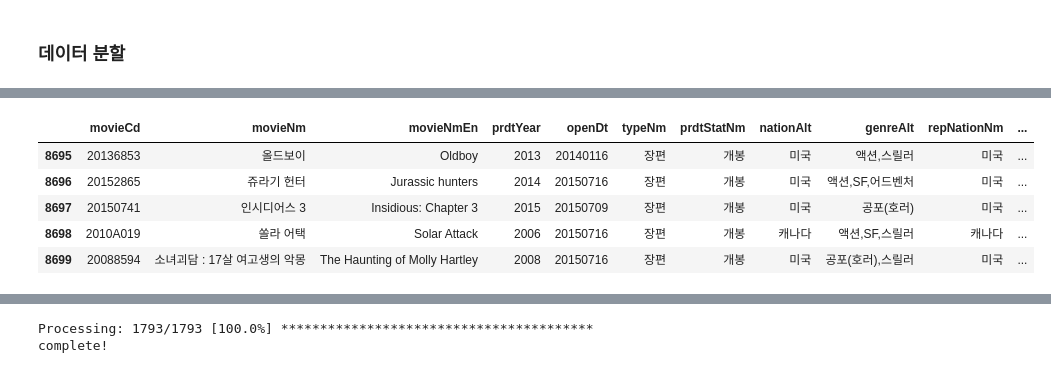
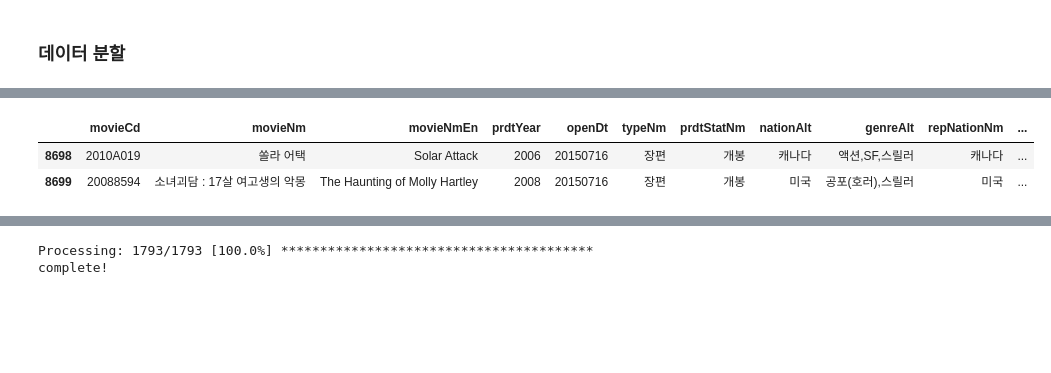
Before and after one commit to chongs02/final_project, a Jupyter notebook: DataScience/Code/preprocess/movie/movieInfo/load_movieDetail.ipynb, the cells around one changed output, grey strips where cells are left out. Saved outputs shown, nothing was run; the diff lists cells and outputs as text; code cells hidden in the pictures; blank space fills up the shorter version.

```diff
--- a/DataScience/Code/preprocess/movie/movieInfo/load_movieDetail.ipynb
+++ b/DataScience/Code/preprocess/movie/movieInfo/load_movieDetail.ipynb
@@ -59,12 +50,9 @@ mlist2.tail()
 | 5799 | 20179222 | 기둥서방의 여인 | Melancholy flowers | 2015 | 20170110 | 장편 | 개봉 | 일본 | 드라마 | 일본 | ... |
 # %%
 mlist3 = mlist.iloc[5800:8700]
-mlist3.tail()
+mlist3.tail(2)
 # %% [output]
 |  | movieCd | movieNm | movieNmEn | prdtYear | openDt | typeNm | prdtStatNm | nationAlt | genreAlt | repNationNm | ... |
-| 8695 | 20136853 | 올드보이 | Oldboy | 2013 | 20140116 | 장편 | 개봉 | 미국 | 액션,스릴러 | 미국 | ... |
-| 8696 | 20152865 | 쥬라기 헌터 | Jurassic hunters | 2014 | 20150716 | 장편 | 개봉 | 미국 | 액션,SF,어드벤처 | 미국 | ... |
-| 8697 | 20150741 | 인시디어스 3 | Insidious: Chapter 3 | 2015 | 20150709 | 장편 | 개봉 | 미국 | 공포(호러) | 미국 | ... |
 | 8698 | 2010A019 | 쏠라 어택 | Solar Attack | 2006 | 20150716 | 장편 | 개봉 | 캐나다 | 액션,SF,스릴러 | 캐나다 | ... |
 | 8699 | 20088594 | 소녀괴담 : 17살 여고생의 악몽 | The Haunting of Molly Hartley | 2008 | 20150716 | 장편 | 개봉 | 미국 | 공포(호러),스릴러 | 미국 | ... |
 # %%
```
Also changed, not shown: parts of 13 cells of this notebook, 1 other file.
